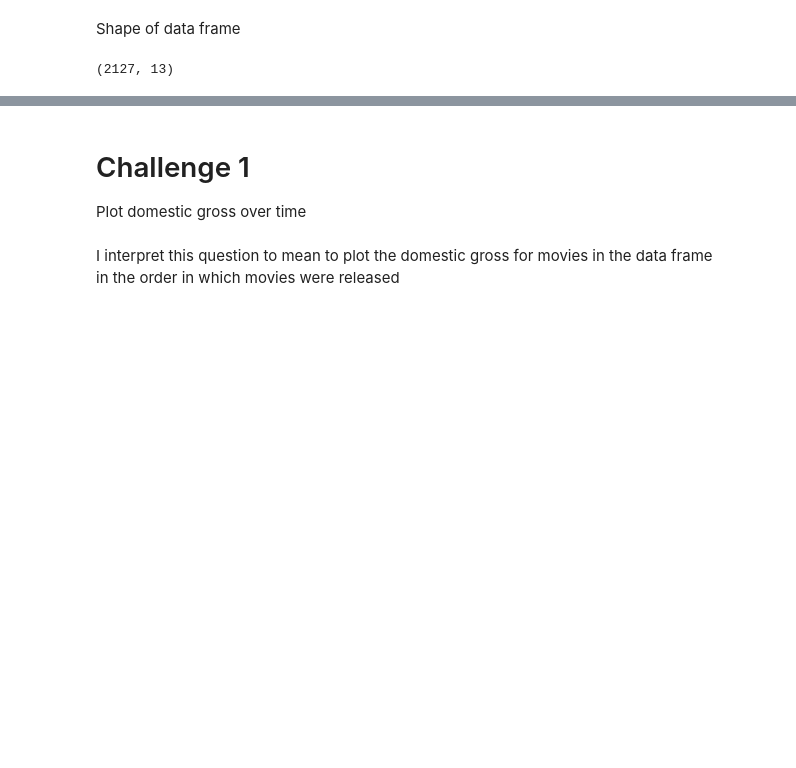
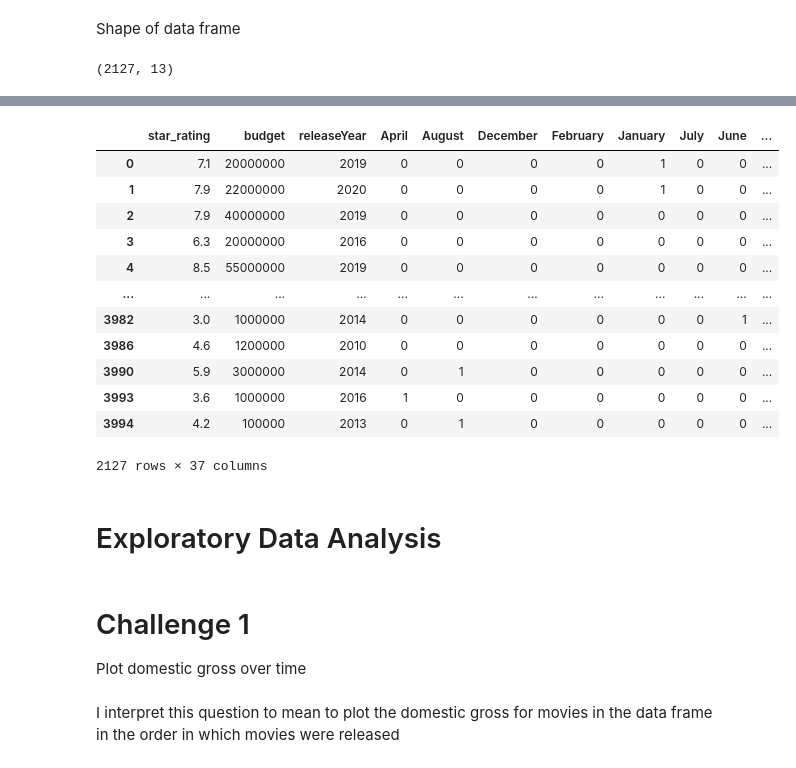
Before and after one commit to michael-a-green/Metis_Project2, a Jupyter notebook: Project2.ipynb, the cells around one changed output, grey strips where cells are left out. Cells and saved outputs as stored; diff of their text form; code cells hidden in the pictures; blank space fills up the shorter version.

Commit message:
updated data frame to do initial EDA and create baseline model.

```diff
--- a/Project2.ipynb
+++ b/Project2.ipynb
@@ -506,0 +597,6 @@ movie_df_processed.shape
+# %%
+movie_df_processed = pd.concat([movie_df_processed, one_hot_encoded_genre_series], axis=1)
+# %%
+one_hot_encoded_mpaa_rating = pd.get_dummies(movie_df_processed["rating"])
+# %%
+movie_df_processed = pd.concat([movie_df_processed, one_hot_encoded_mpaa_rating], axis=1)
@@ -507,3 +621,29 @@ movie_df_processed.shape
+# %%
+movie_df_processed = movie_df_processed[["star_rating","budget","releaseYear",'April',
+                                         'August', 'December','February', 'January',
+                                         'July', 'June', 'March', 'May', 'November','October',
+                                         'September', 'Action', 'Adventure', 'Animation',
+                                         'Biography','Comedy', 'Crime', 'Drama', 'Family',
+                                         'Fantasy', 'Horror', 'Music','Musical', 'Mystery', 'Romance', 'Sci-Fi', 'Sport', 'Thriller',
+                                        'Western','NC-17','PG','PG-13', 'R']]
+# %%
+movie_df_processed
+# %% [output]
+|  | star_rating | budget | releaseYear | April | August | December | February | January | July | June | ... |
+| 0 | 7.1 | 20000000 | 2019 | 0 | 0 | 0 | 0 | 1 | 0 | 0 | ... |
+| 1 | 7.9 | 22000000 | 2020 | 0 | 0 | 0 | 0 | 1 | 0 | 0 | ... |
+| 2 | 7.9 | 40000000 | 2019 | 0 | 0 | 0 | 0 | 0 | 0 | 0 | ... |
+| 3 | 6.3 | 20000000 | 2016 | 0 | 0 | 0 | 0 | 0 | 0 | 0 | ... |
+| 4 | 8.5 | 55000000 | 2019 | 0 | 0 | 0 | 0 | 0 | 0 | 0 | ... |
+| ... | ... | ... | ... | ... | ... | ... | ... | ... | ... | ... | ... |
+| 3982 | 3.0 | 1000000 | 2014 | 0 | 0 | 0 | 0 | 0 | 0 | 1 | ... |
+| 3986 | 4.6 | 1200000 | 2010 | 0 | 0 | 0 | 0 | 0 | 0 | 0 | ... |
+| 3990 | 5.9 | 3000000 | 2014 | 0 | 1 | 0 | 0 | 0 | 0 | 0 | ... |
+| 3993 | 3.6 | 1000000 | 2016 | 1 | 0 | 0 | 0 | 0 | 0 | 0 | ... |
+| 3994 | 4.2 | 100000 | 2013 | 0 | 1 | 0 | 0 | 0 | 0 | 0 | ... |
+2127 rows × 37 columns
+# %% [markdown]
+# Exploratory Data Analysis
 # %% [markdown]
 # Challenge 1
 Plot domestic gross over time
```
Also changed, not shown: parts of 28 cells of this notebook.
